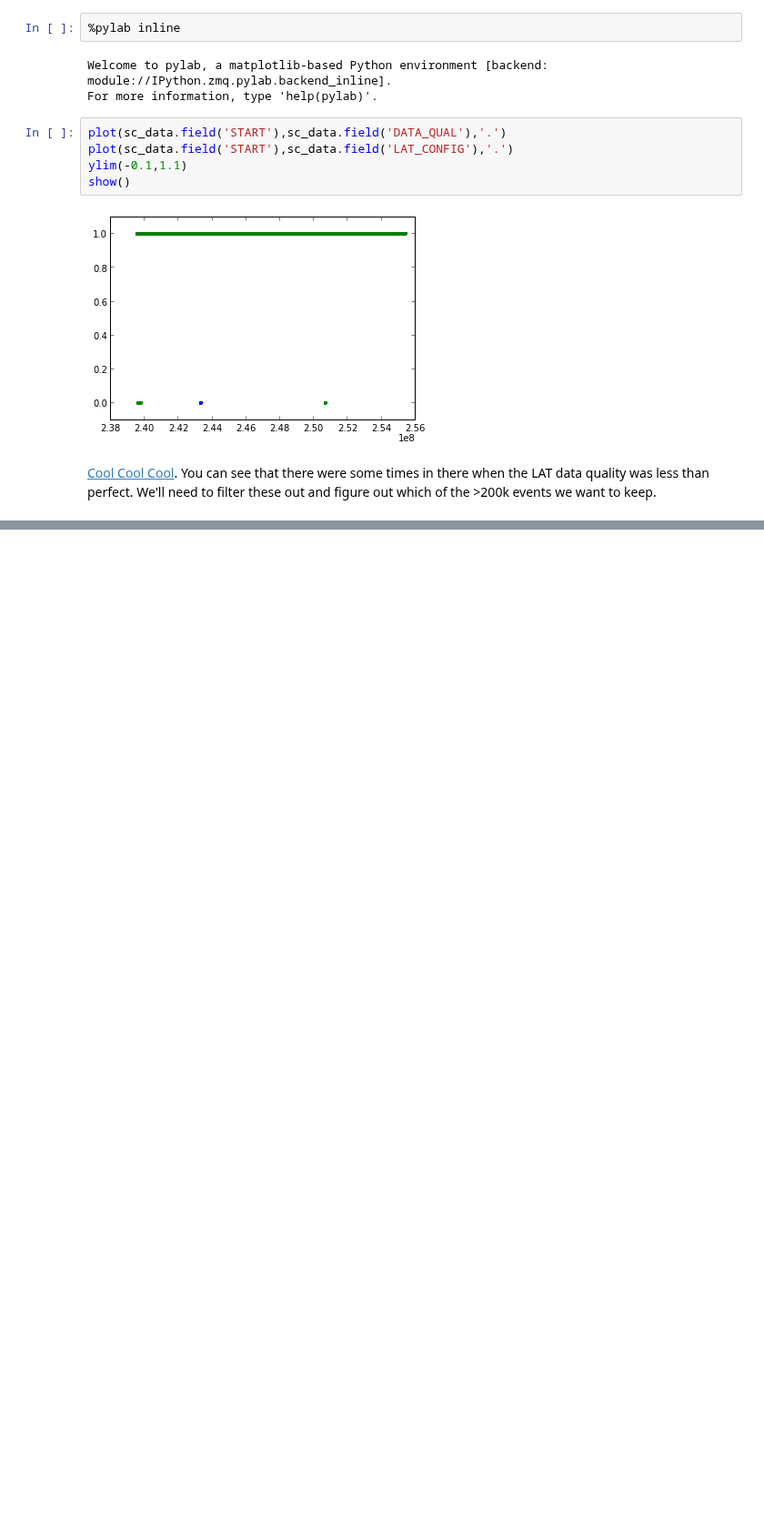
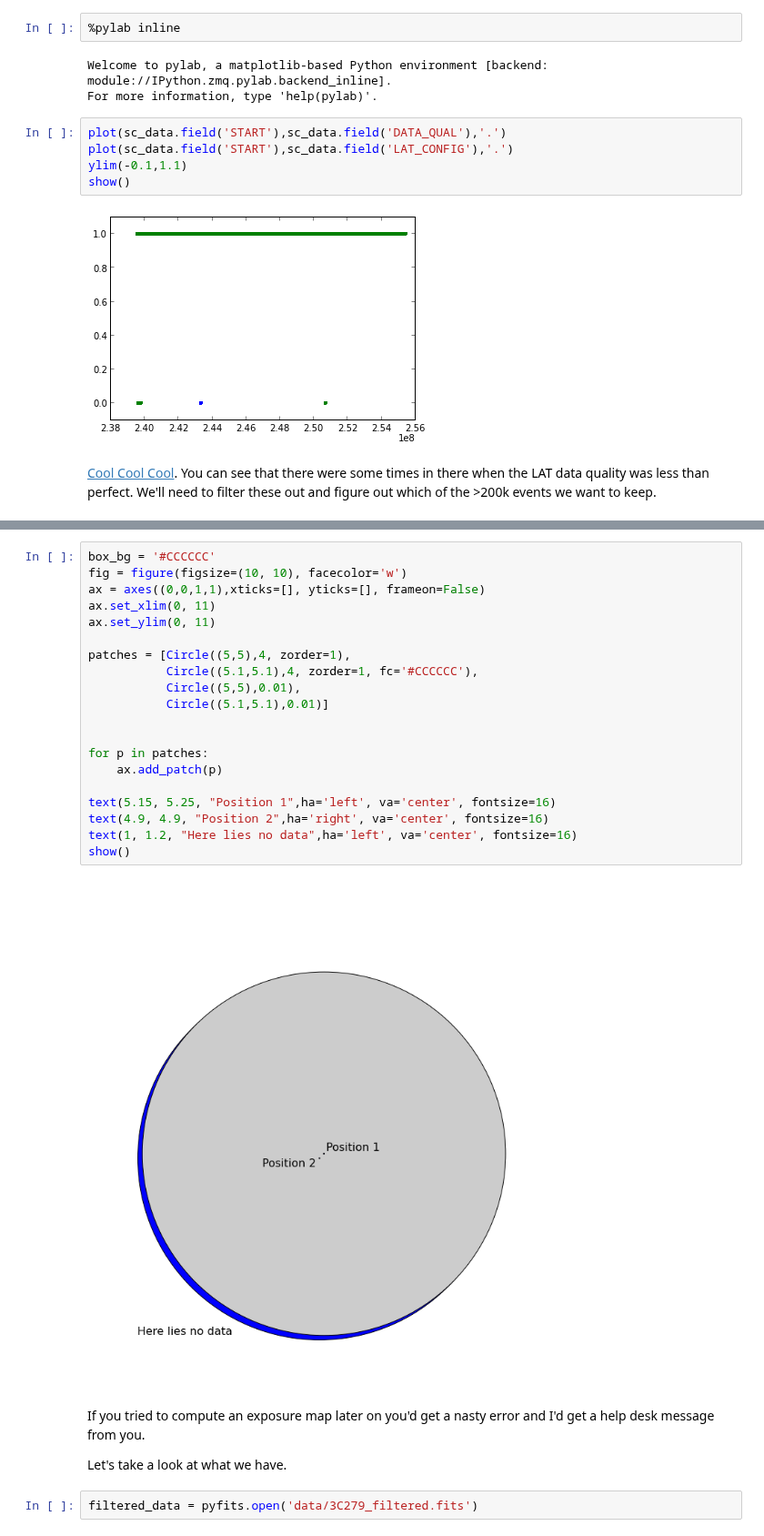
Before and after one commit to FermiSummerSchool/fermi-summer-school, a Jupyter notebook: Data_Exploration.ipynb, the cells around one changed output, grey strips where cells are left out. Shown at 91% size. Cells and saved outputs as stored; diff of their text form; blank space fills up the shorter version.

```diff
--- a/Data_Exploration.ipynb
+++ b/Data_Exploration.ipynb
@@ -217,0 +460,28 @@ show()
+# %%
+box_bg = '#CCCCCC'
+fig = figure(figsize=(10, 10), facecolor='w')
+ax = axes((0,0,1,1),xticks=[], yticks=[], frameon=False)
+ax.set_xlim(0, 11)
+ax.set_ylim(0, 11)
+
+patches = [Circle((5,5),4, zorder=1),
+           Circle((5.1,5.1),4, zorder=1, fc='#CCCCCC'),
+           Circle((5,5),0.01),
+           Circle((5.1,5.1),0.01)]
+
+
+for p in patches:
+    ax.add_patch(p)
+
+text(5.15, 5.25, "Position 1",ha='left', va='center', fontsize=16)
+text(4.9, 4.9, "Position 2",ha='right', va='center', fontsize=16)
+text(1, 1.2, "Here lies no data",ha='left', va='center', fontsize=16)
+show()
+# %% [output]
+[figure, added]
+# %% [markdown]
+If you tried to compute an exposure map later on you'd get a nasty error and I'd get a help desk message from you.
+
+Let's take a look at what we have.
+# %%
+filtered_data = pyfits.open('data/3C279_filtered.fits')
```
Also changed, not shown: parts of 57 cells of this notebook.
